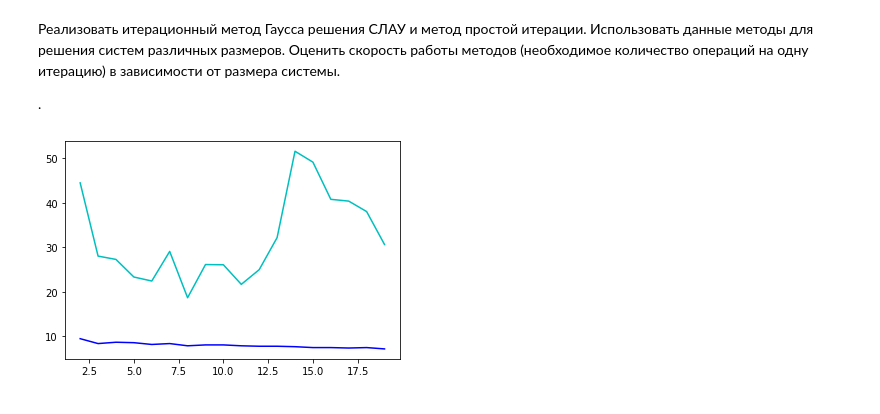
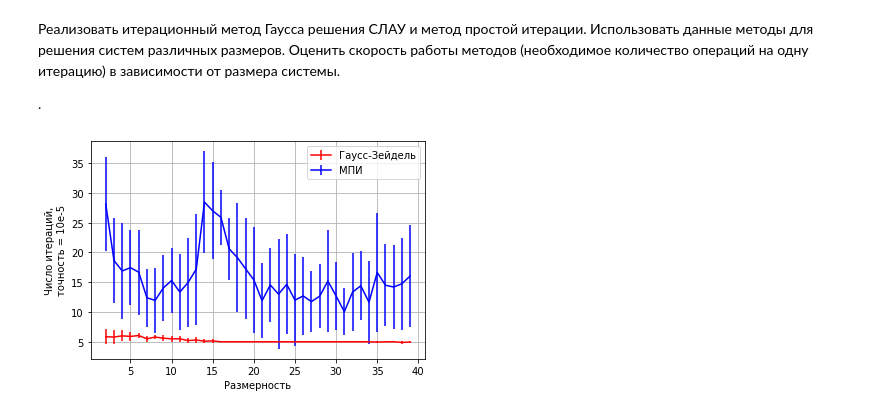
Before and after one commit to Alex2034/CompMath, a Jupyter notebook: B/B3_HW.ipynb, the cells around one changed output. Saved outputs shown, nothing was run; the diff lists cells and outputs as text; code cells hidden in the pictures.

```diff
--- a/B/B3_HW.ipynb
+++ b/B/B3_HW.ipynb
@@ -346,15 +346,15 @@ def FPIteration(A, f, tol=1e-8, count=False):
     else:
         return xn
 # %%
-N = 20
-tol = 1e-8
-ns = np.arange(2, N)
-gs, fpi = [], []
+N = 40
+tol = 1e-5
+dims = np.arange(2, N)
+gs, gs_err, fpi, fpi_err = [], [], [], []
 
-for n in range(2, N):
+for n in dims:
     cs1 = []
     cs2 = []
-    for _ in range(10):
+    for _ in range(20):
         A = np.random.uniform(-10, 10, [n, n]) + 10*n*np.eye(n)
         f = np.random.uniform(-10, 10, [n])
         _, count1 = GaussSeidel(A, f, tol=tol, count=True)
@@ -362,10 +362,16 @@ for n in range(2, N):
         cs1.append(count1)
         cs2.append(count2)
     gs.append(np.mean(cs1))
+    gs_err.append(np.std(cs1))
     fpi.append(np.mean(cs2))
+    fpi_err.append(np.std(cs2))
-# %%
-plt.plot(ns, gs, c='b')
-plt.plot(ns, si, c='c')
-plt.show()
-# %% [output]
-[figure, removed]
+# %%
+plt.errorbar(dims, gs, yerr = gs_err, c='r', label = 'Гаусс-Зейдель')
+plt.errorbar(dims, fpi, yerr = fpi_err, c='b', label = 'МПИ')
+plt.grid()
+plt.legend()
+plt.xlabel('Размерность')
+plt.ylabel('Число итераций,\nточность = 10e-5')
+plt.show()
+# %% [output]
+[figure, added]
```
